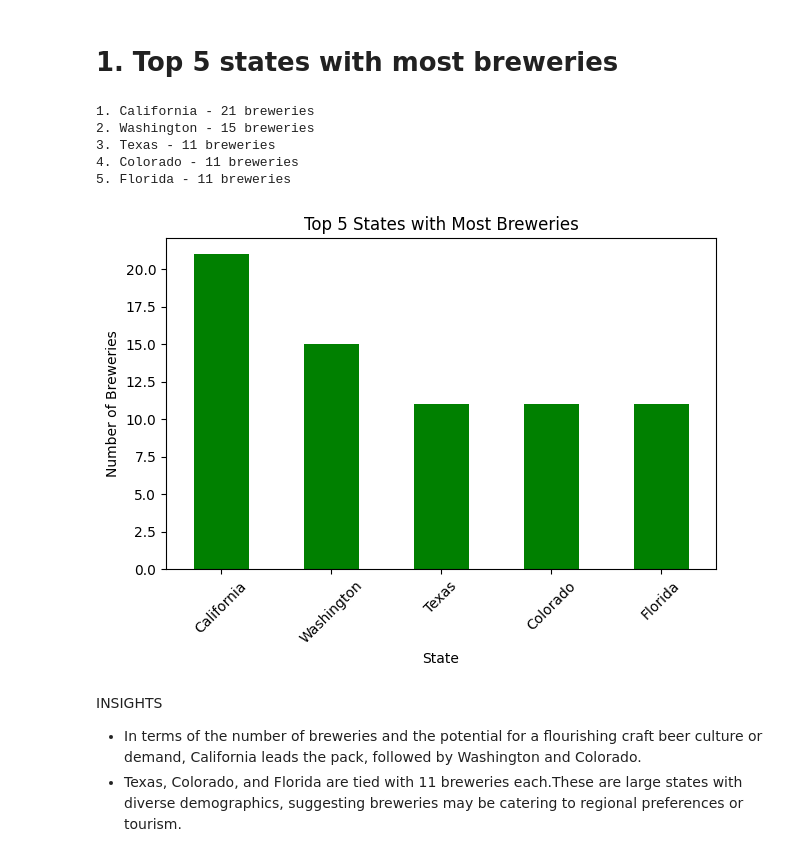
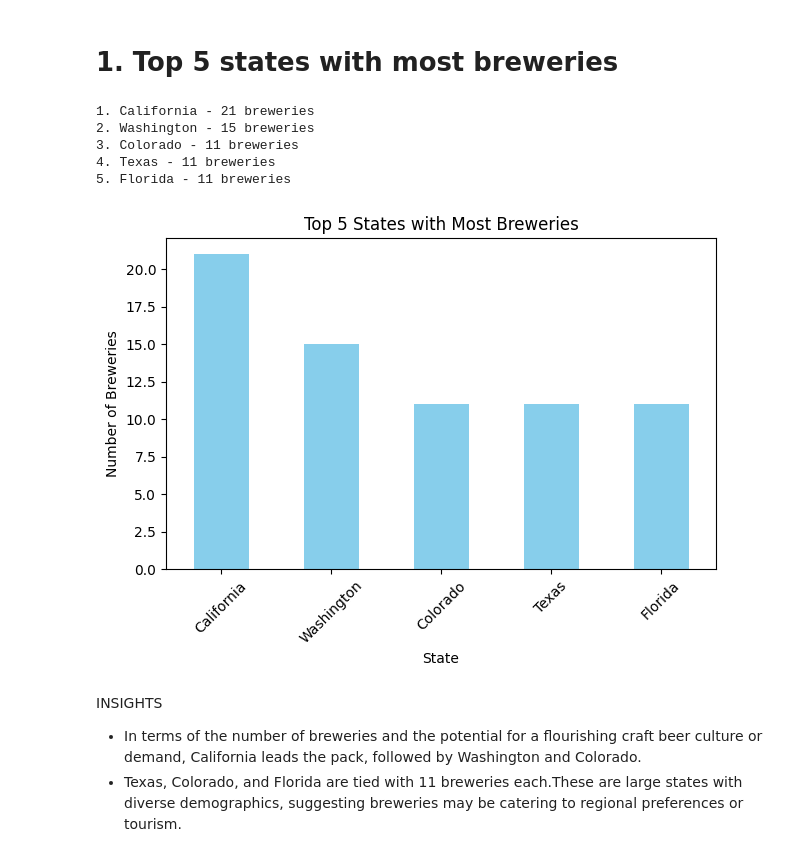
Before and after one commit to Harsh-10-10/Brewery_Data, a Jupyter notebook: cleaning.ipynb, the cells around one changed output. Cells and saved outputs as stored; diff of their text form; code cells hidden in the pictures.

```diff
--- a/cleaning.ipynb
+++ b/cleaning.ipynb
@@ -197,23 +204,23 @@ df
 # %%
 top_states = df['state'].value_counts().head(5)
 for i, (state, count) in enumerate(top_states.items(), 1):
     print(f"{i}. {state} - {count} breweries")
 print()
 
 
-top_states.plot(kind='bar', title="Top 5 States with Most Breweries", color='green')
+top_states.plot(kind='bar', title="Top 5 States with Most Breweries", color='skyblue')
 plt.ylabel("Number of Breweries")
 plt.xlabel("State")
 plt.xticks(rotation=45)
 plt.tight_layout()
 plt.show()
 # %% [output]
 1. California - 21 breweries
 2. Washington - 15 breweries
-3. Texas - 11 breweries
-4. Colorado - 11 breweries
+3. Colorado - 11 breweries
+4. Texas - 11 breweries
 5. Florida - 11 breweries
-[figure, old version]
+[figure, new version]
 # %% [markdown]
 INSIGHTS
 
```
Also changed, not shown: parts of 15 cells of this notebook.
